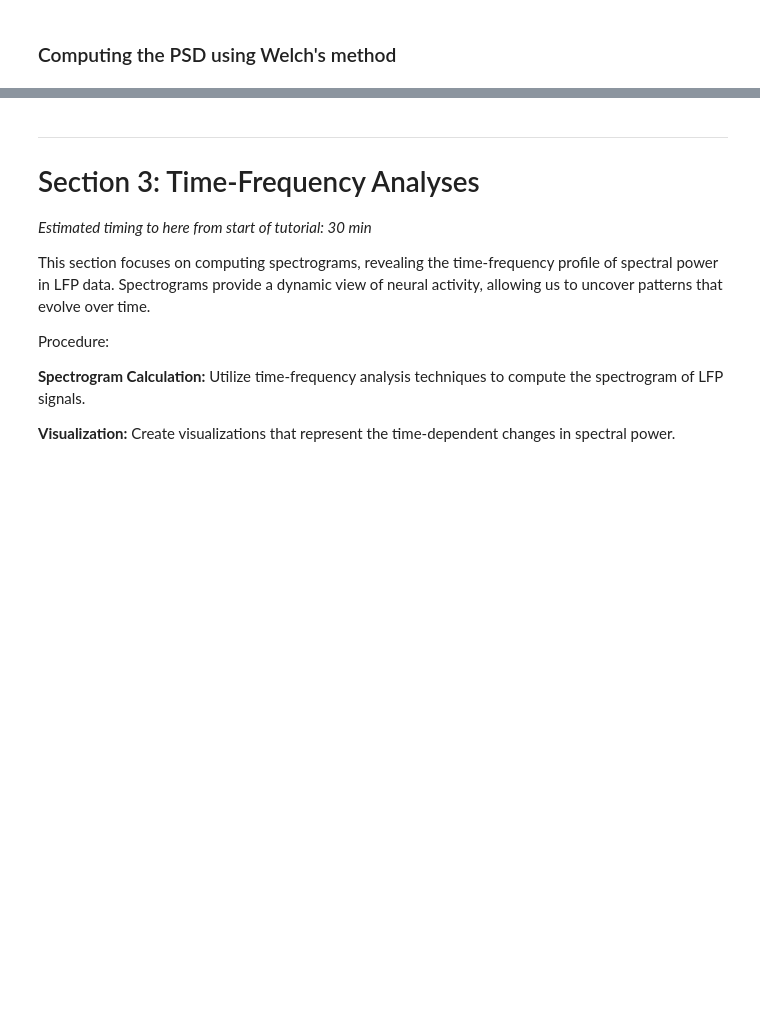
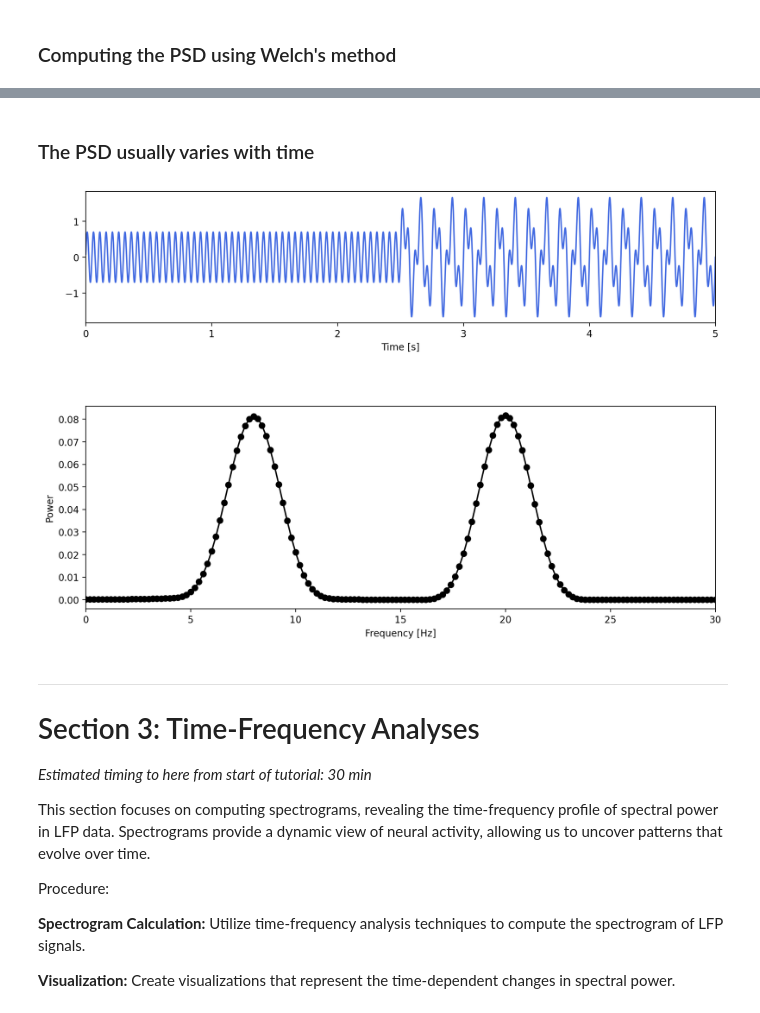
Before and after one commit to lucaase/LFP-analysis-HS, a Jupyter notebook: Course-Notebook.ipynb, the cells around one changed output, grey strips where cells are left out. Cells and saved outputs as stored; diff of their text form; code cells hidden in the pictures; blank space fills up the shorter version.

```diff
--- a/Course-Notebook.ipynb
+++ b/Course-Notebook.ipynb
@@ -314,3 +315,36 @@ plt.show
+# %% [markdown]
+### The PSD usually varies with time
+# %%
+# Power spectral density of an artificial signal
+
+fs = 1000.
+dt = 1./fs
+t = np.arange(dt,5.00001,dt)
+
+LFP = np.sin(2*np.pi*8*t)
+LFP[:2500] = 0
+LFP = LFP + 0.7*np.sin(2*np.pi*20*t)
+
+plt.figure(figsize=(12,8))
+ax1 = plt.subplot2grid((6,1),(0,0),rowspan=2)
+ax1.plot(t,LFP, color='royalblue')
+ax1.set_xlabel('Time [s]')
+ax1.set_xlim([0,5])
+
+win = 0.5*fs
+overlap = 0.5*win
+nfft = 5000
+
+F,Pxx = signal.welch(LFP,fs,nperseg=win,noverlap=overlap,nfft=nfft)
+
+ax2 = plt.subplot2grid((6,1),(3,0),rowspan=3)
+ax2.plot(F,Pxx,'ko-')
+ax2.set_xlabel('Frequency [Hz]')
+ax2.set_ylabel('Power')
+ax2.set_xlim([0,30])
+plt.show()
+# %% [output]
+[figure, added]
 # %% [markdown]
 ---
 # Section 3: Time-Frequency Analyses
```
Also changed, not shown: parts of 12 cells of this notebook.
